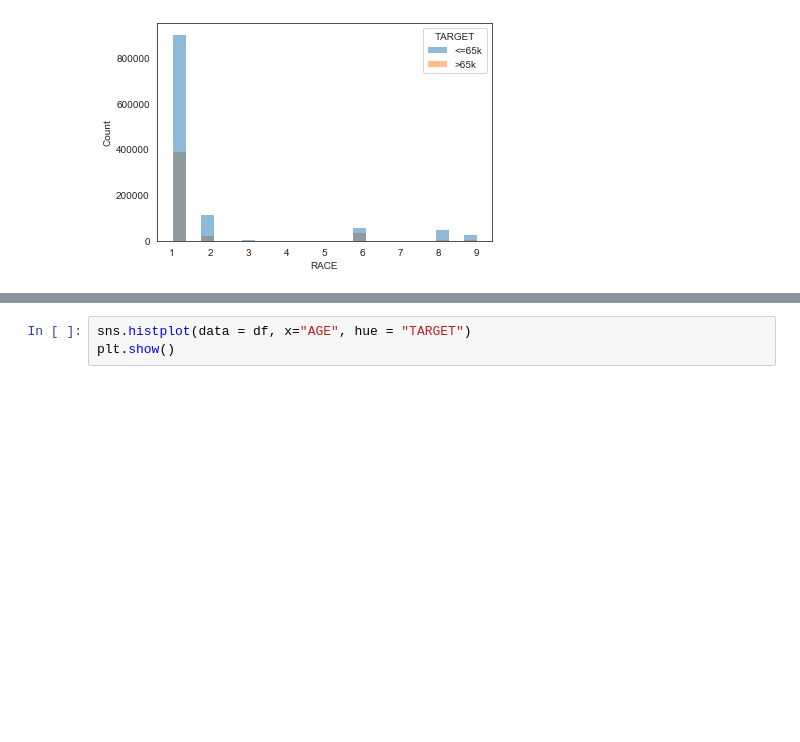
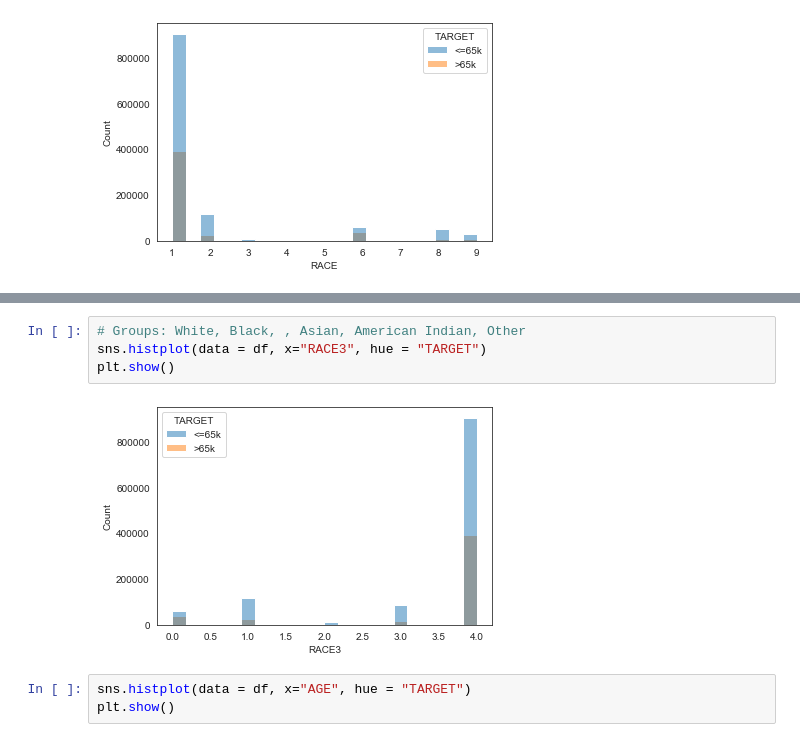
Before and after one commit to cierra4prez/Census_Income_Model, a Jupyter notebook: census_income_2019_EDA.ipynb, the cells around one changed output, grey strips where cells are left out. Drawn from its saved outputs; the diff is of its cells as text; blank space fills up the shorter version.

```diff
--- a/census_income_2019_EDA.ipynb
+++ b/census_income_2019_EDA.ipynb
@@ -576,3 +523,9 @@ plt.show()
+# %%
+# Groups: White, Black, , Asian, American Indian, Other
+sns.histplot(data = df, x="RACE3", hue = "TARGET")
+plt.show()
+# %% [output]
+[figure, added]
 # %%
 sns.histplot(data = df, x="AGE", hue = "TARGET")
 plt.show()
```
Also changed, not shown: parts of 36 cells of this notebook.
